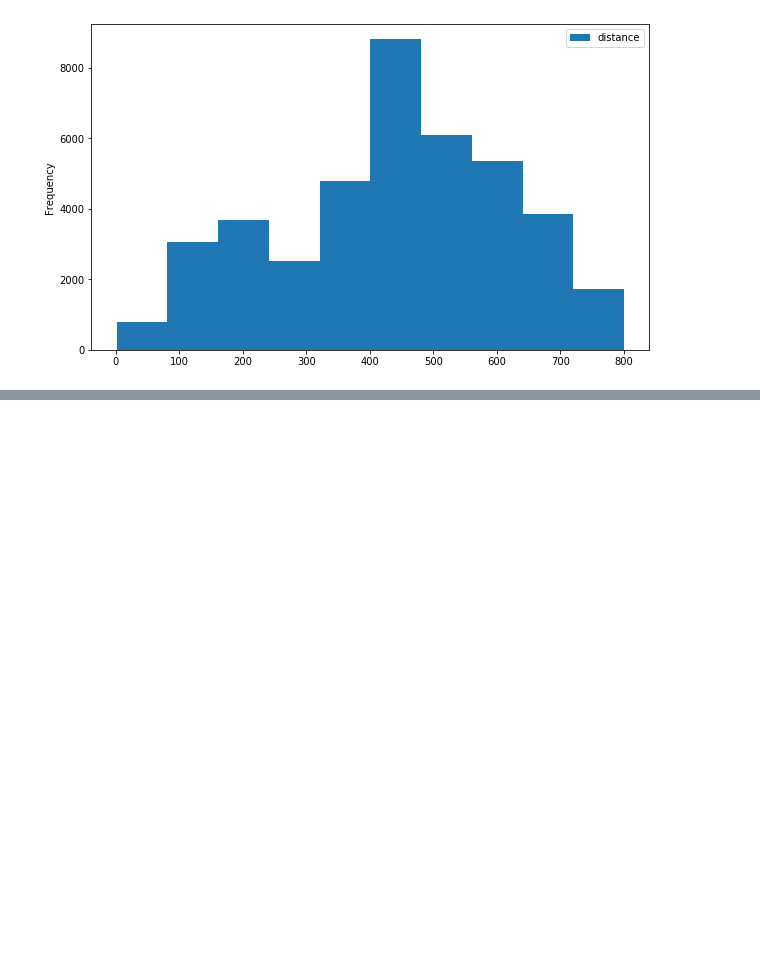
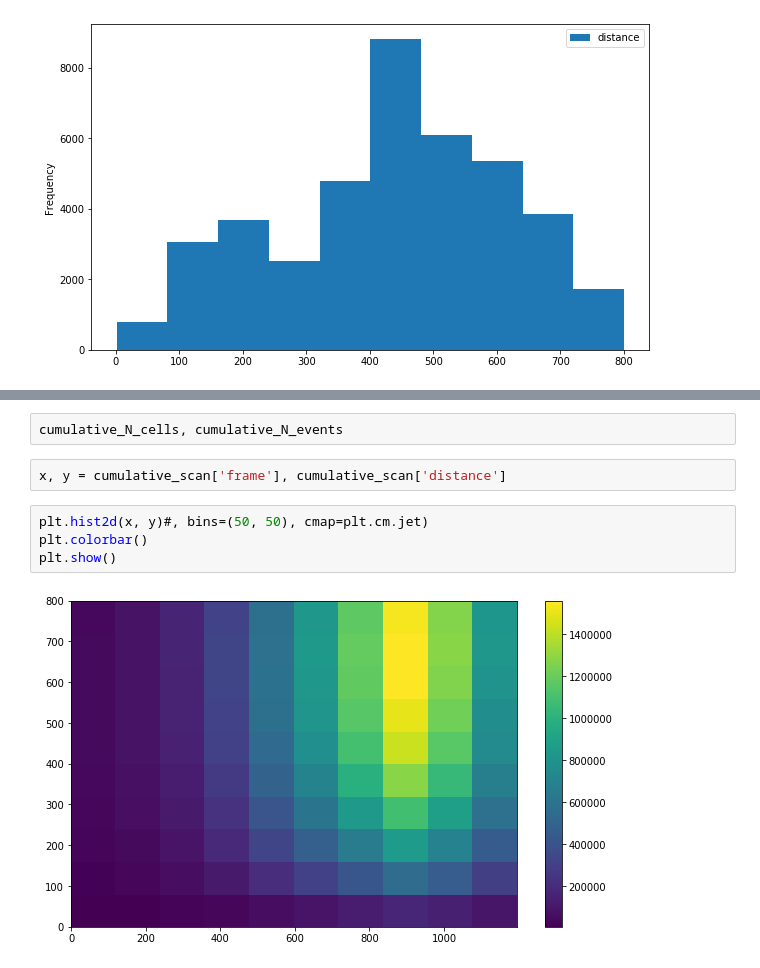
Before and after one commit to nthndy/cell-comp-analysis, a Jupyter notebook: radial_analysis/Plotting_heatmaps- sandbox.ipynb, the cells around one changed output, grey strips where cells are left out. Drawn from its saved outputs; the diff is of its cells as text; blank space fills up the shorter version.

```diff
--- a/radial_analysis/Plotting_heatmaps- sandbox.ipynb
+++ b/radial_analysis/Plotting_heatmaps- sandbox.ipynb
@@ -203,0 +229,10 @@ scan.plot.hist(bins = 10, by = ['distance'])
+# %%
+cumulative_N_cells, cumulative_N_events
+# %%
+x, y = cumulative_scan['frame'], cumulative_scan['distance']
+# %%
+plt.hist2d(x, y)#, bins=(50, 50), cmap=plt.cm.jet)
+plt.colorbar()
+plt.show()
+# %% [output]
+[figure, added]
```
Also changed, not shown: parts of 13 cells of this notebook.
